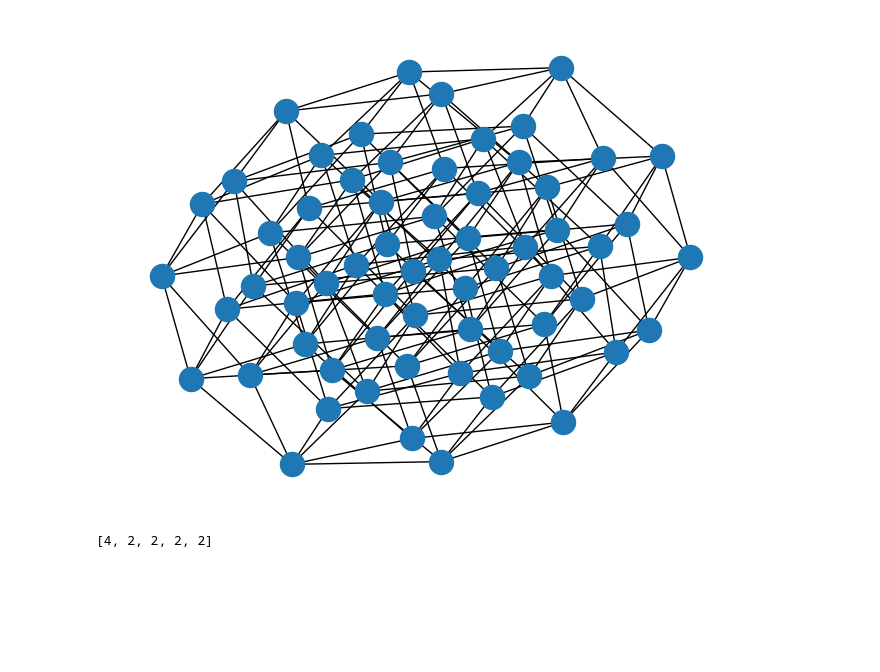
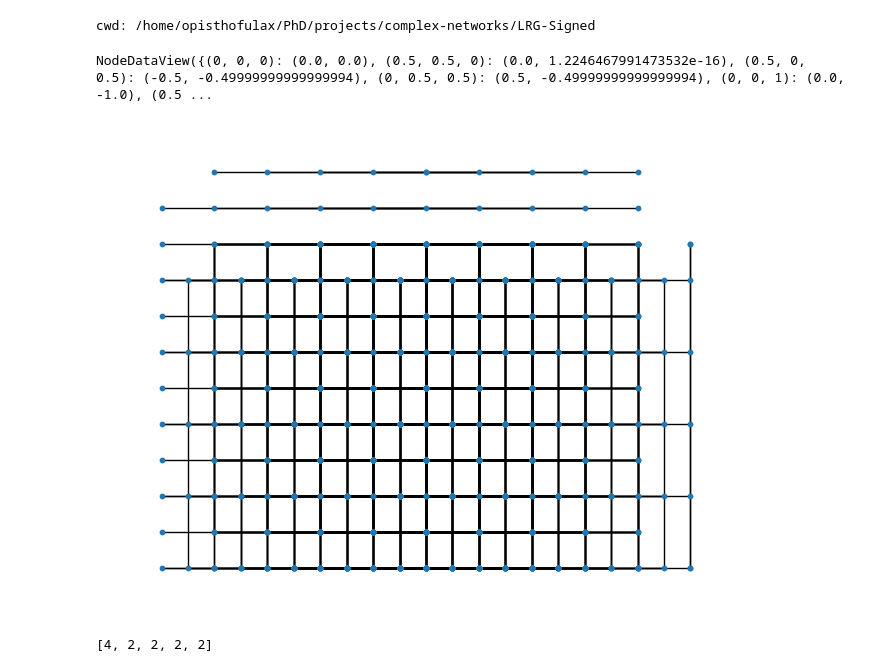
Before and after one commit to giulioiannelli/lrgsglib-public, a Jupyter notebook: nb/dev_tool_Lattice3D.ipynb, the cells around one changed output. Cells and saved outputs as stored; diff of their text form; code cells hidden in the pictures; blank space fills up the shorter version.

Commit message:
indtroducing 3D Lattice (towards Ndims lattices)

```diff
--- a/nb/dev_tool_Lattice3D.ipynb
+++ b/nb/dev_tool_Lattice3D.ipynb
@@ -4,8 +1,20 @@ G = grid_graph(dim=(4, 4, 4), periodic=True)
-# %%
-import networkx as nx
-nx.draw(G)
-# %% [output]
-[figure, removed]
+# %%
+%matplotlib inline
+from LRGSG_package.LRGSG import *
+#
+move_to_rootf(print_tf=True)
+# %% [output]
+cwd: /home/opisthofulax/PhD/projects/complex-networks/LRG-Signed
+# %%
+l = Lattice3D(dim=(5, 5, 5), with_positions=True, geo='fcc')
+# %%
+l.G.nodes(data='pos')
+# %% [output]
+NodeDataView({(0, 0, 0): (0.0, 0.0), (0.5, 0.5, 0): (0.0, 1.2246467991473532e-16), (0.5, 0, 0.5): (-0.5, -0.49999999999999994), (0, 0.5, 0.5): (0.5, -0.49999999999999994), (0, 0, 1): (0.0, -1.0), (0.5 ...
+# %%
+nx.draw(l.G, pos=l.get_node_pos(), node_size=10)
+# %% [output]
+[figure, added]
 # %%
 dim = (2, 2, 4, 2, 2)
 import numpy as np
```
Also changed, not shown: parts of 1 cell of this notebook, 5 other files.
